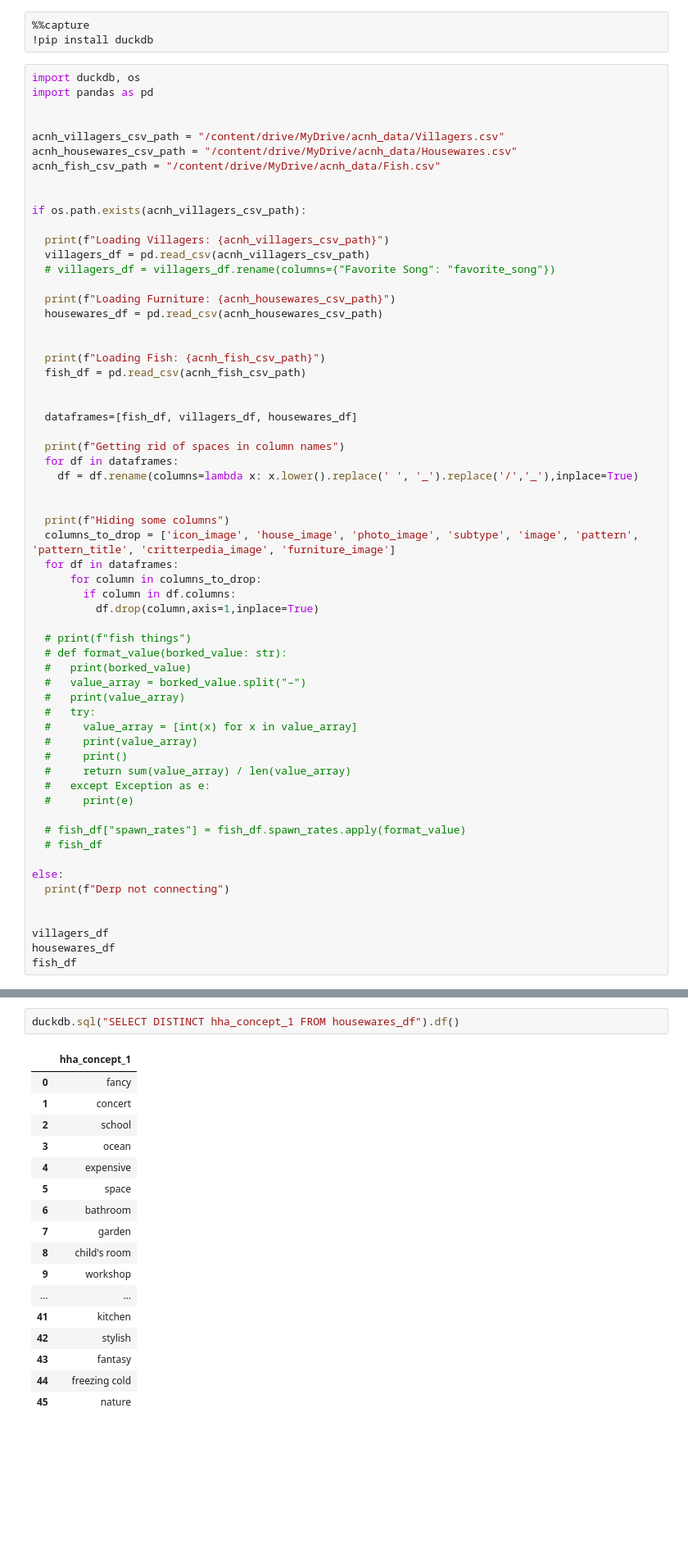
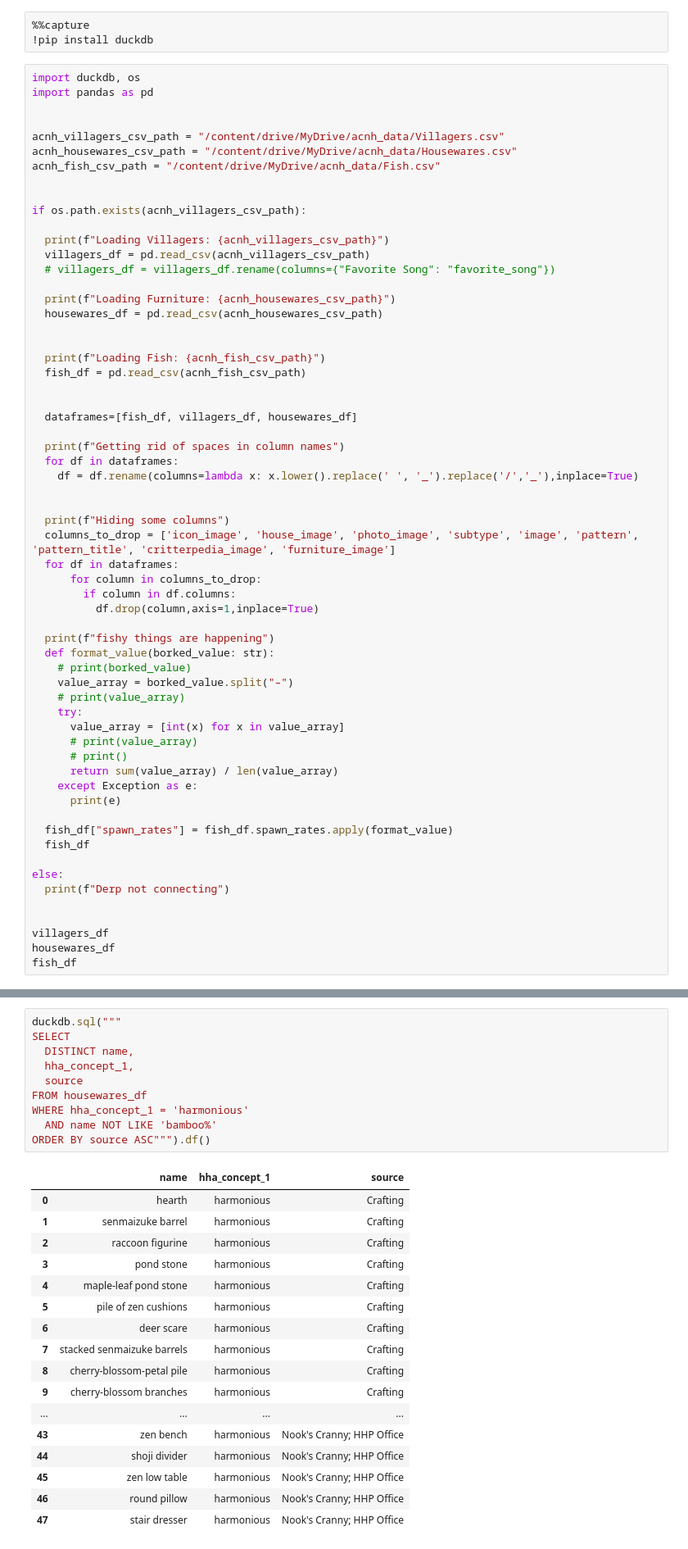
Before and after one commit to kiera-dev/ACNH_Colab_SQL, a Jupyter notebook: ACNH_Data.ipynb, the cells around one changed output, grey strips where cells are left out. Shown at 82% size. Saved outputs shown, nothing was run; the diff lists cells and outputs as text; blank space fills up the shorter version.

Commit message:
Fixing duckdb formating shenanigans

```diff
--- a/ACNH_Data.ipynb
+++ b/ACNH_Data.ipynb
@@ -41,21 +41,21 @@ if os.path.exists(acnh_villagers_csv_path):
         if column in df.columns:
           df.drop(column,axis=1,inplace=True)
 
-  # print(f"fish things")
-  # def format_value(borked_value: str):
-  #   print(borked_value)
-  #   value_array = borked_value.split("–")
-  #   print(value_array)
-  #   try:
-  #     value_array = [int(x) for x in value_array]
-  #     print(value_array)
-  #     print()
-  #     return sum(value_array) / len(value_array)
-  #   except Exception as e:
-  #     print(e)
+  print(f"fishy things are happening")
+  def format_value(borked_value: str):
+    # print(borked_value)
+    value_array = borked_value.split("–")
+    # print(value_array)
+    try:
+      value_array = [int(x) for x in value_array]
+      # print(value_array)
+      # print()
+      return sum(value_array) / len(value_array)
+    except Exception as e:
+      print(e)
 
-  # fish_df["spawn_rates"] = fish_df.spawn_rates.apply(format_value)
-  # fish_df
+  fish_df["spawn_rates"] = fish_df.spawn_rates.apply(format_value)
+  fish_df
 
 else:
   print(f"Derp not connecting")
@@ -511,20 +751,28 @@ duckdb.sql("SELECT DISTINCT hha_concept_1 FROM housewares_df ORDER BY hha_concep
 # %%
-duckdb.sql("SELECT DISTINCT hha_concept_1 FROM housewares_df").df()
+duckdb.sql("""
+SELECT
+  DISTINCT name,
+  hha_concept_1,
+  source
+FROM housewares_df
+WHERE hha_concept_1 = 'harmonious'
+  AND name NOT LIKE 'bamboo%'
+ORDER BY source ASC""").df()
 # %% [output]
-|  | hha_concept_1 |
-| 0 | fancy |
-| 1 | concert |
-| 2 | school |
-| 3 | ocean |
-| 4 | expensive |
-| 5 | space |
-| 6 | bathroom |
-| 7 | garden |
-| 8 | child's room |
-| 9 | workshop |
-| ... | ... |
-| 41 | kitchen |
-| 42 | stylish |
-| 43 | fantasy |
-| 44 | freezing cold |
-| 45 | nature |
+|  | name | hha_concept_1 | source |
+| 0 | hearth | harmonious | Crafting |
+| 1 | senmaizuke barrel | harmonious | Crafting |
+| 2 | raccoon figurine | harmonious | Crafting |
+| 3 | pond stone | harmonious | Crafting |
+| 4 | maple-leaf pond stone | harmonious | Crafting |
+| 5 | pile of zen cushions | harmonious | Crafting |
+| 6 | deer scare | harmonious | Crafting |
+| 7 | stacked senmaizuke barrels | harmonious | Crafting |
+| 8 | cherry-blossom-petal pile | harmonious | Crafting |
+| 9 | cherry-blossom branches | harmonious | Crafting |
+| ... | ... | ... | ... |
+| 43 | zen bench | harmonious | Nook's Cranny; HHP Office |
+| 44 | shoji divider | harmonious | Nook's Cranny; HHP Office |
+| 45 | zen low table | harmonious | Nook's Cranny; HHP Office |
+| 46 | round pillow | harmonious | Nook's Cranny; HHP Office |
+| 47 | stair dresser | harmonious | Nook's Cranny; HHP Office |
```
Also changed, not shown: parts of 39 cells of this notebook.
